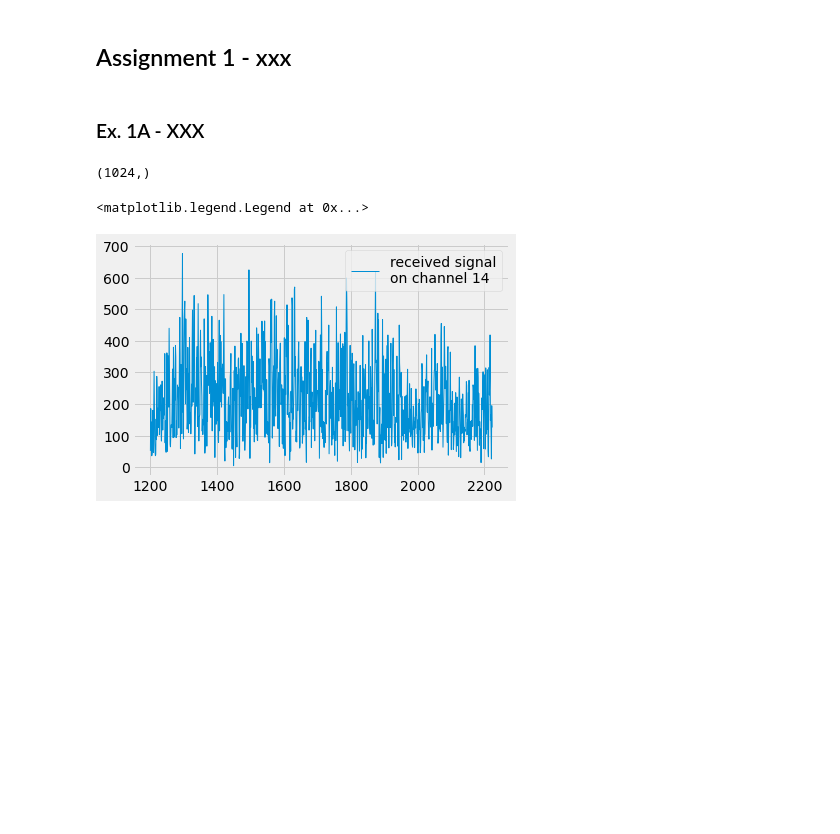
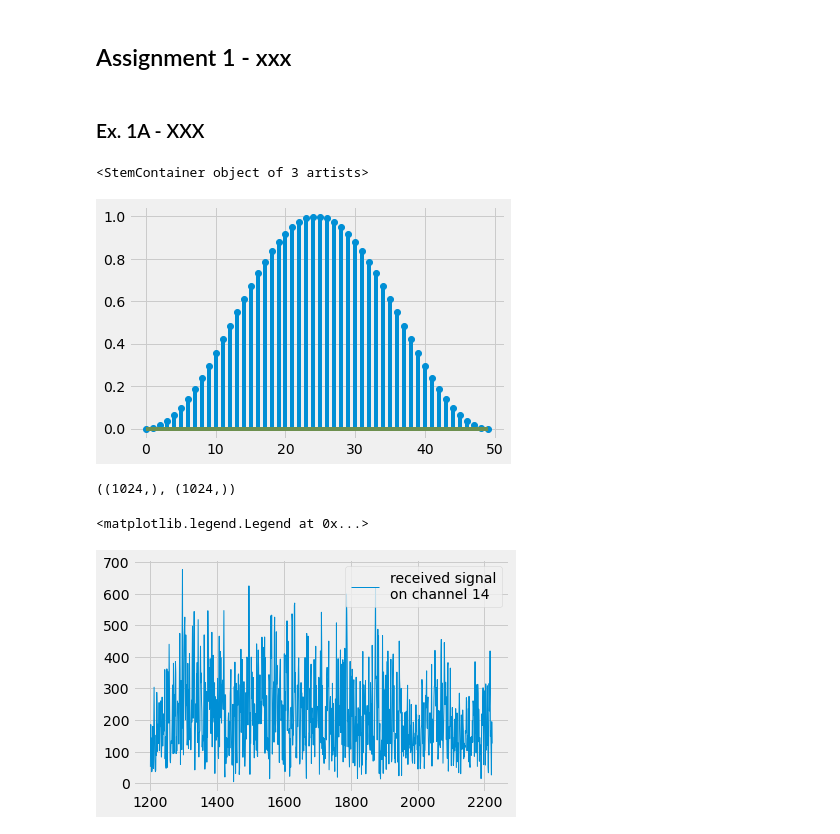
Before and after one commit to fonstelien/INF4480, a Jupyter notebook: project3/project3.ipynb, the cells around one changed output. Drawn from its saved outputs; the diff is of its cells as text; code cells hidden in the pictures; blank space fills up the shorter version.

```diff
--- a/project3/project3.ipynb
+++ b/project3/project3.ipynb
@@ -115 +138,6 @@ plt.show()
+# %%
+plt.stem(window(50, wname='hanning'))
+# %% [output]
+<StemContainer object of 3 artists>
+[figure, added]
 # %%
@@ -125,9 +169,10 @@ def periodogram(x, normalize=False):
 channel = 14
 M, N = 1200, 1024
 x = X[M:M+N, channel]
-x.shape
+xs = Xs[M:M+N, channel]
+x.shape, xs.shape
 # %% [output]
-(1024,)
+((1024,), (1024,))
 # %%
 plt.plot(np.arange(M,M+N), np.abs(x), lw=1, label='received signal\non channel 14')
 plt.legend()
```
Also changed, not shown: parts of 12 cells of this notebook.
